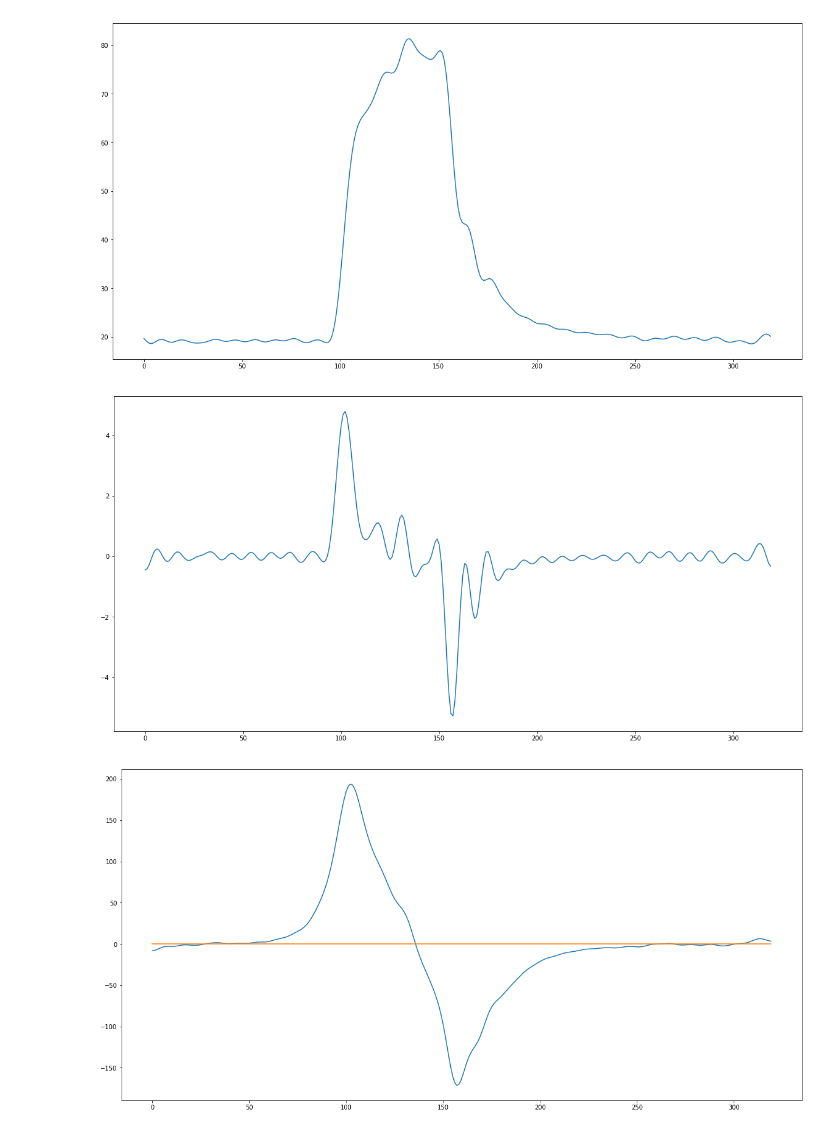
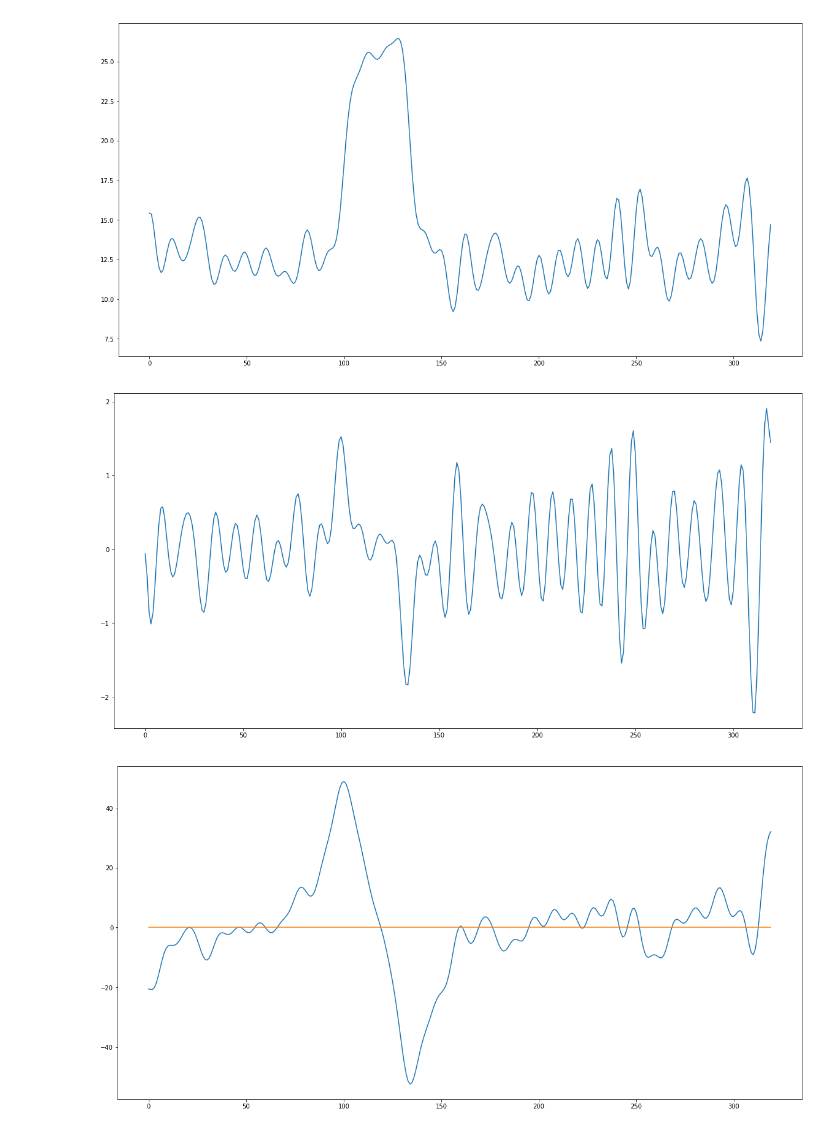
Before and after one commit to jacek257/Project-Chocolate, a Jupyter notebook: Temporal Derivative.ipynb, the cells around one changed output. Saved outputs shown, nothing was run; the diff lists cells and outputs as text; code cells hidden in the pictures.

```diff
--- a/Temporal Derivative.ipynb
+++ b/Temporal Derivative.ipynb
@@ -16,21 +16,21 @@ def showMe(*plots):
         plt.plot(p)
     plt.show()
 # %%
-series = np.loadtxt("./contrasts/contrast_O2.txt", delimiter='\n')
+series = np.loadtxt("./contrasts/contrast_CO2.txt", delimiter='\n')
 showMe(series)
 # %% [output]
-[figure, old version]
+[figure, new version]
 # %%
 d_series = np.gradient(series)
 showMe(d_series)
 # %% [output]
-[figure, old version]
+[figure, new version]
 # %%
 smooth_d_series = sg.symiirorder1(d_series, 1,.9)
 showMe(smooth_d_series, np.linspace(0,0,num=320))
 #max is our guess at the exponent's power (the exponent being e)
 # %% [output]
-[figure, old version]
+[figure, new version]
 # %%
 d2_series = np.gradient(d_series)
 showMe(d2_series)
```
Also changed, not shown: parts of 7 cells of this notebook, 16 other files.
